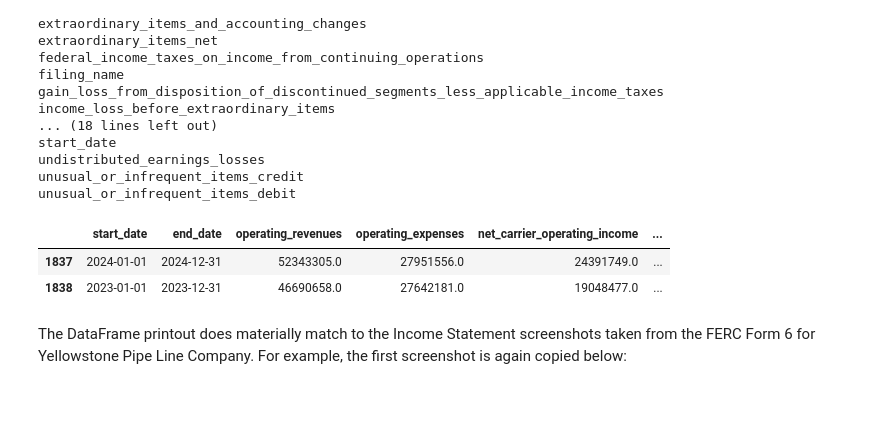
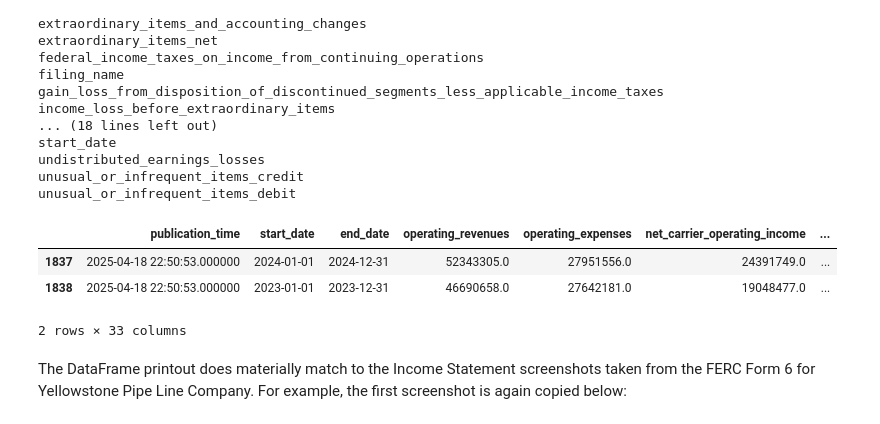
Before and after one commit to DougRoehm/pudl-ferc-data-extract, a Jupyter notebook: ferc6_ypl.ipynb, the cells around one changed output. Cells and saved outputs as stored; diff of their text form; code cells hidden in the pictures.

Commit message:
Add income stmt query logic to notebook example

```diff
--- a/ferc6_ypl.ipynb
+++ b/ferc6_ypl.ipynb
@@ -108,7 +129,7 @@ Yellowstone Pipe Lince Company's entity id is C001041. We can now use this ID to
 # %%
-# Use YPL's entiti id to filter the DataFrame
-ypl_id = 'C001041'
-df_is_ypl = df_is[df_is['entity_id'] == ypl_id]
+# Use YPL's entity id to filter the DataFrame
+id_ypl = 'C001041'
+df_is_ypl = df_is[df_is['entity_id'] == id_ypl]
 # %%
 df_is_ypl
 # %% [output]
@@ -163,27 +184,47 @@ undistributed_earnings_losses
 unusual_or_infrequent_items_credit
 unusual_or_infrequent_items_debit
 # %%
-# Produce a printout of the DataFrame in an order that matches to Income Statement
+# Produce a printout of the DataFrame in an order that matches to the Income Statement
 df_is_ypl_25.loc[:, [
+    'publication_time',
     'start_date',
     'end_date',
     'operating_revenues',
     'operating_expenses',
     'net_carrier_operating_income',
+    'other_income_and_deductions',
+    'income_net_from_noncarrier_property',
     'interest_and_dividend_income',
     'miscellaneous_income',
+    'unusual_or_infrequent_items_credit',
     'interest_expense',
     'miscellaneous_income_charges',
+    'unusual_or_infrequent_items_debit',
+    'dividend_income_equity_investments',
+    'undistributed_earnings_losses',
+    'equity_in_earnings_losses_of_affiliated_companies_including_dividend_income',
     'other_income_and_deductions',
     'ordinary_income_before_federal_income_taxes',
     'federal_income_taxes_on_income_from_continuing_operations',
     'provision_for_deferred_taxes',
     'income_loss_from_continuing_operations',
+    'income_loss_from_operations_of_discontinued_segments_less_applicable_income_taxes',
+    'gain_loss_from_disposition_of_discontinued_segments_less_applicable_income_taxes',
+    'income_loss_from_discontinued_operations',
+    'income_loss_before_extraordinary_items',
+    'extraordinary_items_net',
+    'income_taxes_on_extraordinary_items',
+    'provision_for_deferred_taxes_extraordinary_items',
+    'extraordinary_items',
+    'cumulative_effect_of_changes_in_accounting_principles_less_applicable_income_taxes',
+    'extraordinary_items_and_accounting_changes',
+    'net_income_loss'
     ]]
 # %% [output]
-|  | start_date | end_date | operating_revenues | operating_expenses | net_carrier_operating_income | ... |
-| 1837 | 2024-01-01 | 2024-12-31 | 52343305.0 | 27951556.0 | 24391749.0 | ... |
-| 1838 | 2023-01-01 | 2023-12-31 | 46690658.0 | 27642181.0 | 19048477.0 | ... |
+|  | publication_time | start_date | end_date | operating_revenues | operating_expenses | net_carrier_operating_income | ... |
+| 1837 | 2025-04-18 22:50:53.000000 | 2024-01-01 | 2024-12-31 | 52343305.0 | 27951556.0 | 24391749.0 | ... |
+| 1838 | 2025-04-18 22:50:53.000000 | 2023-01-01 | 2023-12-31 | 46690658.0 | 27642181.0 | 19048477.0 | ... |
+2 rows × 33 columns
 # %% [markdown]
 The DataFrame printout does materially match to the Income Statement screenshots taken from the FERC Form 6 for Yellowstone Pipe Line Company. For example, the first screenshot is again copied below:
 # %% [markdown]
```
Also changed, not shown: parts of 26 cells of this notebook.
